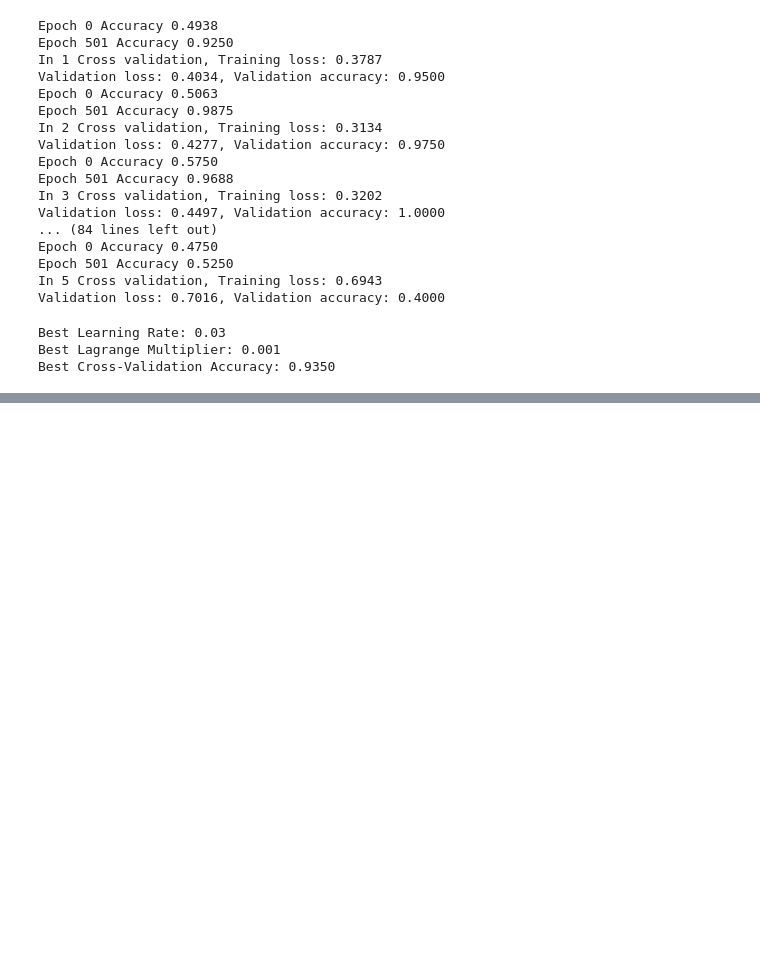
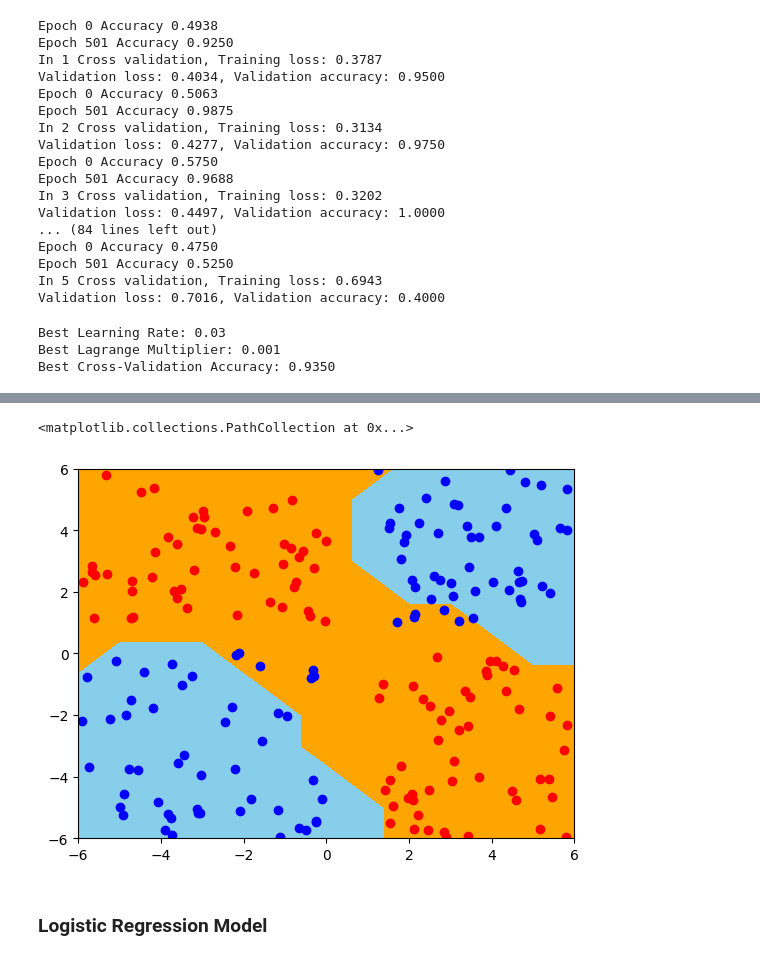
Before and after one commit to rishabh-mondal/es335-24-fall-assignment-3, a Jupyter notebook: question_3.ipynb, the cells around one changed output, grey strips where cells are left out. Drawn from its saved outputs; the diff is of its cells as text; code cells hidden in the pictures; blank space fills up the shorter version.

```diff
--- a/question_3.ipynb
+++ b/question_3.ipynb
@@ -663,3 +663,25 @@ print(f"Best Cross-Validation Accuracy: {best_accuracy:.4f}")
 Best Learning Rate: 0.03
 Best Lagrange Multiplier: 0.001
 Best Cross-Validation Accuracy: 0.9350
+# %%
+model = MLP_L2(input_size=2, hidden_size=4)
+criterion = nn.BCELoss()
+optimizer = optim.Adam(model.parameters(), lr=0.03)
+lagrange_multiplier = 0.001
+
+# training the model
+for epoch in range(epochs):
+    for inputs, labels in train_loader:
+        optimizer.zero_grad()
+        outputs = model(inputs)
+        loss = criterion(outputs, labels)
+
+        sum = 0
+        for params in model.parameters():
+            params = params.view(-1)
+            params = torch.square(params)
+            sum += torch.sum(params)
+
+        loss += lagrange_multiplier * sum
+        loss.backward()
+        optimizer.step()
@@ -665,0 +709,21 @@ Best Cross-Validation Accuracy: 0.9350
+# %%
+xx1 = torch.tensor(torch.arange(-6.0,7.0), requires_grad = False)
+xx2 = torch.tensor(torch.arange(-6.0, 7.0), requires_grad = False)
+xx1, xx2 = torch.meshgrid(xx1, xx2)
+xx1 = xx1.reshape(-1, 1)
+xx2 = xx2.reshape(-1, 1)
+data = torch.hstack([xx1,xx2])
+z = model(data)
+z = torch.where(z > 0.5, 1, 0)
+z = z.reshape(13,13)
+
+fig = plt.figure()
+ax = plt.axes()
+ax.contourf(xx, yy, z, colors = ['skyblue', 'orange', 'orange', 'skyblue'], levels = 2)
+ax.scatter(test_data['x1'][test_data['y1']==0], test_data['x2'][test_data['y1']==0], color = 'blue')
+ax.scatter(test_data['x1'][test_data['y1']==1], test_data['x2'][test_data['y1']==1], color = 'red')
+# %% [output]
+<matplotlib.collections.PathCollection at 0x...>
+[figure, added]
+# %% [markdown]
+### Logistic Regression Model
```
Also changed, not shown: parts of 9 cells of this notebook.
